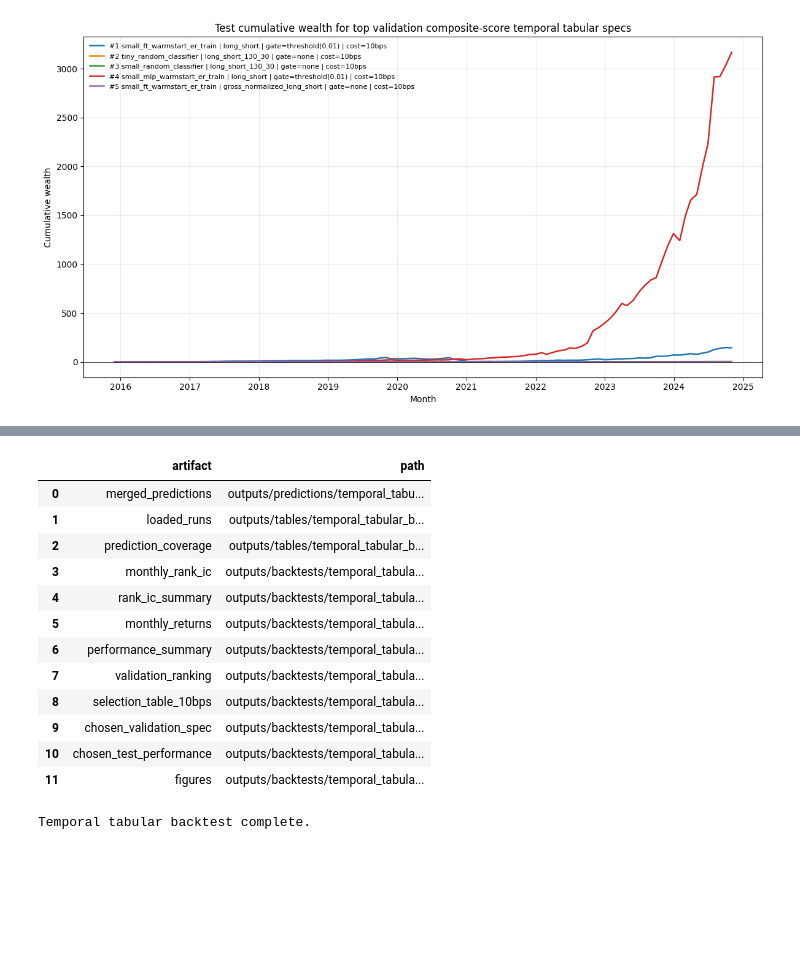
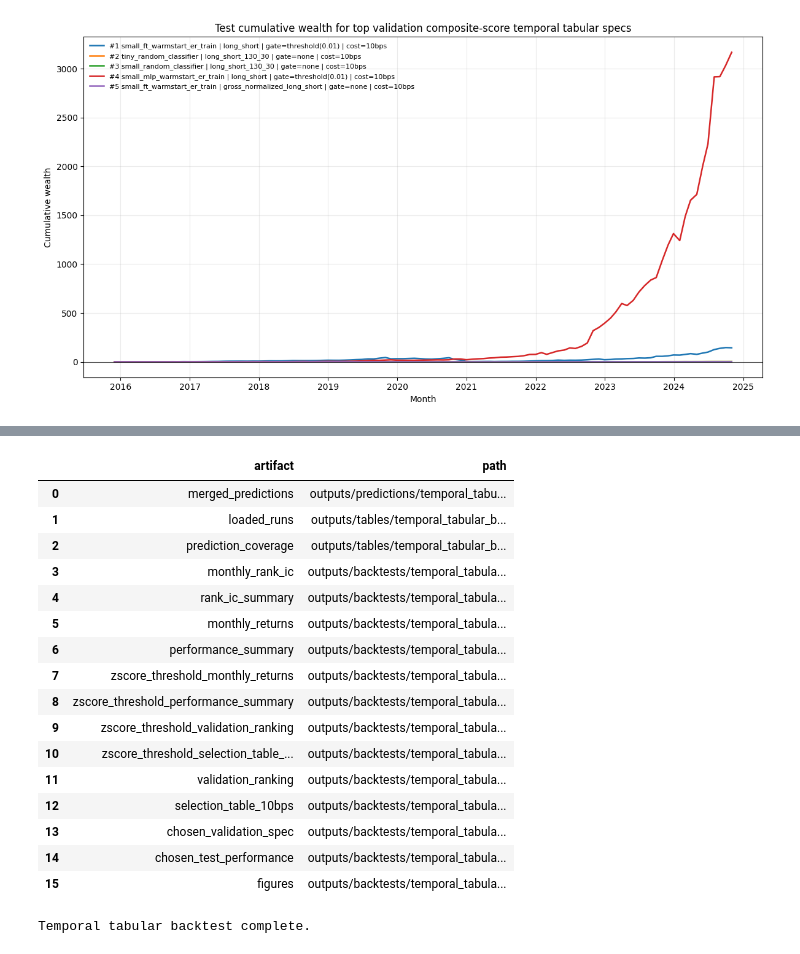
Before and after one commit to clemeddeb/ML_For_Cross-Sectional_Stock_Return_Prediction, a Jupyter notebook: notebooks/13_backtest_temporal_tabular_score_strategies.ipynb, the cells around one changed output, grey strips where cells are left out. Cells and saved outputs as stored; diff of their text form; code cells hidden in the pictures; blank space fills up the shorter version.

Commit message:
tests relative thresholds

```diff
--- a/notebooks/13_backtest_temporal_tabular_score_strategies.ipynb
+++ b/notebooks/13_backtest_temporal_tabular_score_strategies.ipynb
@@ -745,38 +1133,46 @@ plot_cumulative_wealth(portfolio_monthly, top5_composite_specs, "test", FIGURE_D
 # %%
-# Cell 13: Output manifest
+# Cell 15: Output manifest
 
 output_manifest = pd.DataFrame(
     [
         {"artifact": "merged_predictions", "path": PREDICTION_DIR / "temporal_tabular_backtest_predictions.parquet"},
         {"artifact": "loaded_runs", "path": TABLE_DIR / "temporal_tabular_backtest_loaded_runs.csv"},
         {"artifact": "prediction_coverage", "path": TABLE_DIR / "temporal_tabular_backtest_prediction_coverage.csv"},
         {"artifact": "monthly_rank_ic", "path": BACKTEST_DIR / "temporal_tabular_score_monthly_rank_ic.csv"},
         {"artifact": "rank_ic_summary", "path": BACKTEST_DIR / "temporal_tabular_score_rank_ic_summary.csv"},
         {"artifact": "monthly_returns", "path": BACKTEST_DIR / "temporal_tabular_score_strategy_monthly_returns.csv"},
         {"artifact": "performance_summary", "path": BACKTEST_DIR / "temporal_tabular_score_strategy_performance_summary.csv"},
+        {"artifact": "zscore_threshold_monthly_returns", "path": BACKTEST_DIR / "temporal_tabular_zscore_threshold_monthly_returns.csv"},
+        {"artifact": "zscore_threshold_performance_summary", "path": BACKTEST_DIR / "temporal_tabular_zscore_threshold_performance_summary.csv"},
+        {"artifact": "zscore_threshold_validation_ranking", "path": BACKTEST_DIR / "validation_temporal_tabular_zscore_threshold_strategy_ranking.csv"},
+        {"artifact": "zscore_threshold_selection_table_10bps", "path": BACKTEST_DIR / "validation_temporal_tabular_zscore_threshold_selection_table_10bps.csv"},
         {"artifact": "validation_ranking", "path": BACKTEST_DIR / "validation_temporal_tabular_score_strategy_ranking.csv"},
         {"artifact": "selection_table_10bps", "path": BACKTEST_DIR / "validation_temporal_tabular_selection_table_10bps.csv"},
         {"artifact": "chosen_validation_spec", "path": BACKTEST_DIR / "chosen_validation_temporal_tabular_specification.csv"},
         {"artifact": "chosen_test_performance", "path": BACKTEST_DIR / "test_performance_of_chosen_validation_temporal_tabular_spec.csv"},
         {"artifact": "figures", "path": FIGURE_DIR},
     ]
 )
 output_manifest["path"] = output_manifest["path"].map(lambda p: str(Path(p).relative_to(REPO_ROOT)))
 output_manifest.to_csv(BACKTEST_DIR / "temporal_tabular_backtest_output_manifest.csv", index=False)
 display(output_manifest)
 print("Temporal tabular backtest complete.")
 # %% [output]
 |  | artifact | path |
 | 0 | merged_predictions | outputs/predictions/temporal_tabu... |
 | 1 | loaded_runs | outputs/tables/temporal_tabular_b... |
 | 2 | prediction_coverage | outputs/tables/temporal_tabular_b... |
 | 3 | monthly_rank_ic | outputs/backtests/temporal_tabula... |
 | 4 | rank_ic_summary | outputs/backtests/temporal_tabula... |
 | 5 | monthly_returns | outputs/backtests/temporal_tabula... |
 | 6 | performance_summary | outputs/backtests/temporal_tabula... |
-| 7 | validation_ranking | outputs/backtests/temporal_tabula... |
-| 8 | selection_table_10bps | outputs/backtests/temporal_tabula... |
-| 9 | chosen_validation_spec | outputs/backtests/temporal_tabula... |
-| 10 | chosen_test_performance | outputs/backtests/temporal_tabula... |
-| 11 | figures | outputs/backtests/temporal_tabula... |
+| 7 | zscore_threshold_monthly_returns | outputs/backtests/temporal_tabula... |
+| 8 | zscore_threshold_performance_summary | outputs/backtests/temporal_tabula... |
+| 9 | zscore_threshold_validation_ranking | outputs/backtests/temporal_tabula... |
+| 10 | zscore_threshold_selection_table_... | outputs/backtests/temporal_tabula... |
+| 11 | validation_ranking | outputs/backtests/temporal_tabula... |
+| 12 | selection_table_10bps | outputs/backtests/temporal_tabula... |
+| 13 | chosen_validation_spec | outputs/backtests/temporal_tabula... |
+| 14 | chosen_test_performance | outputs/backtests/temporal_tabula... |
+| 15 | figures | outputs/backtests/temporal_tabula... |
 Temporal tabular backtest complete.
```
Also changed, not shown: parts of 3 cells of this notebook.
